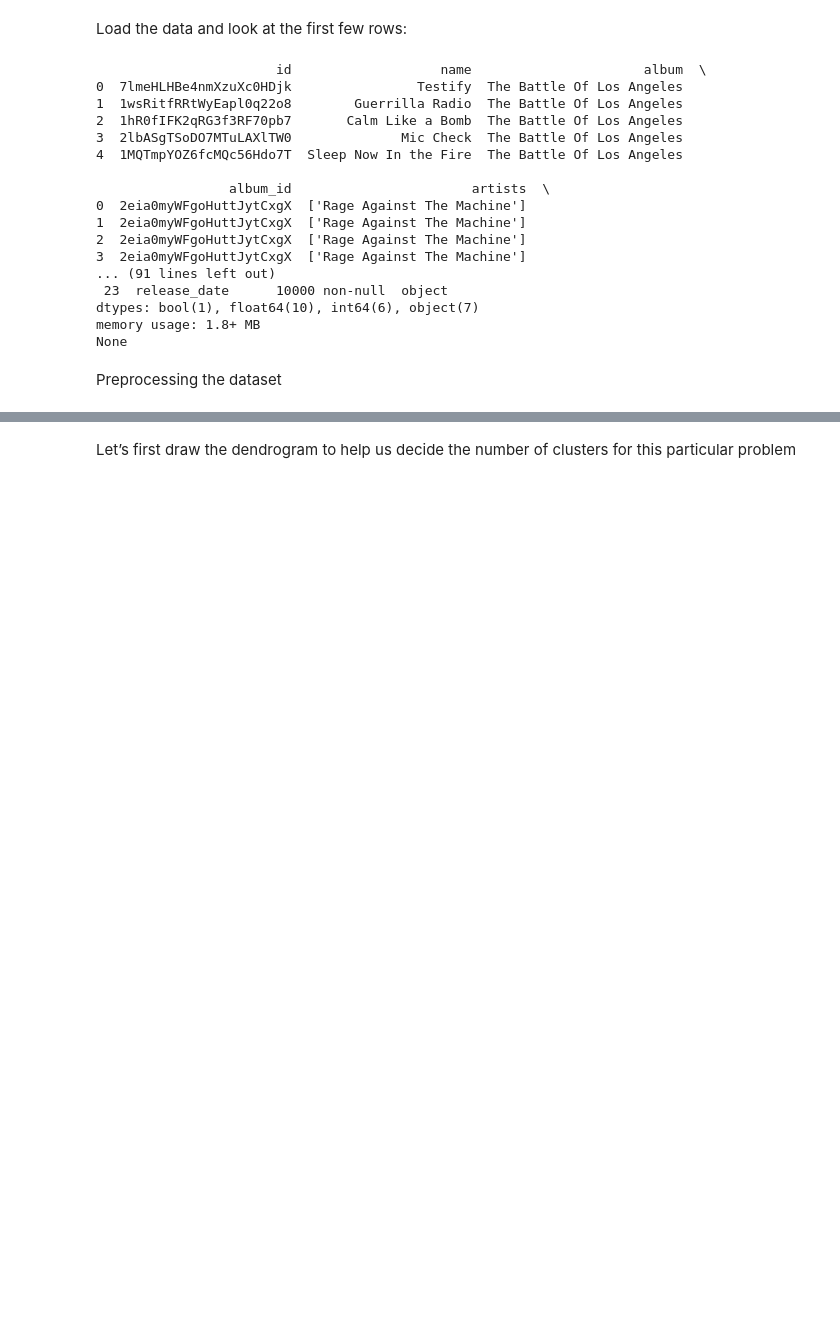
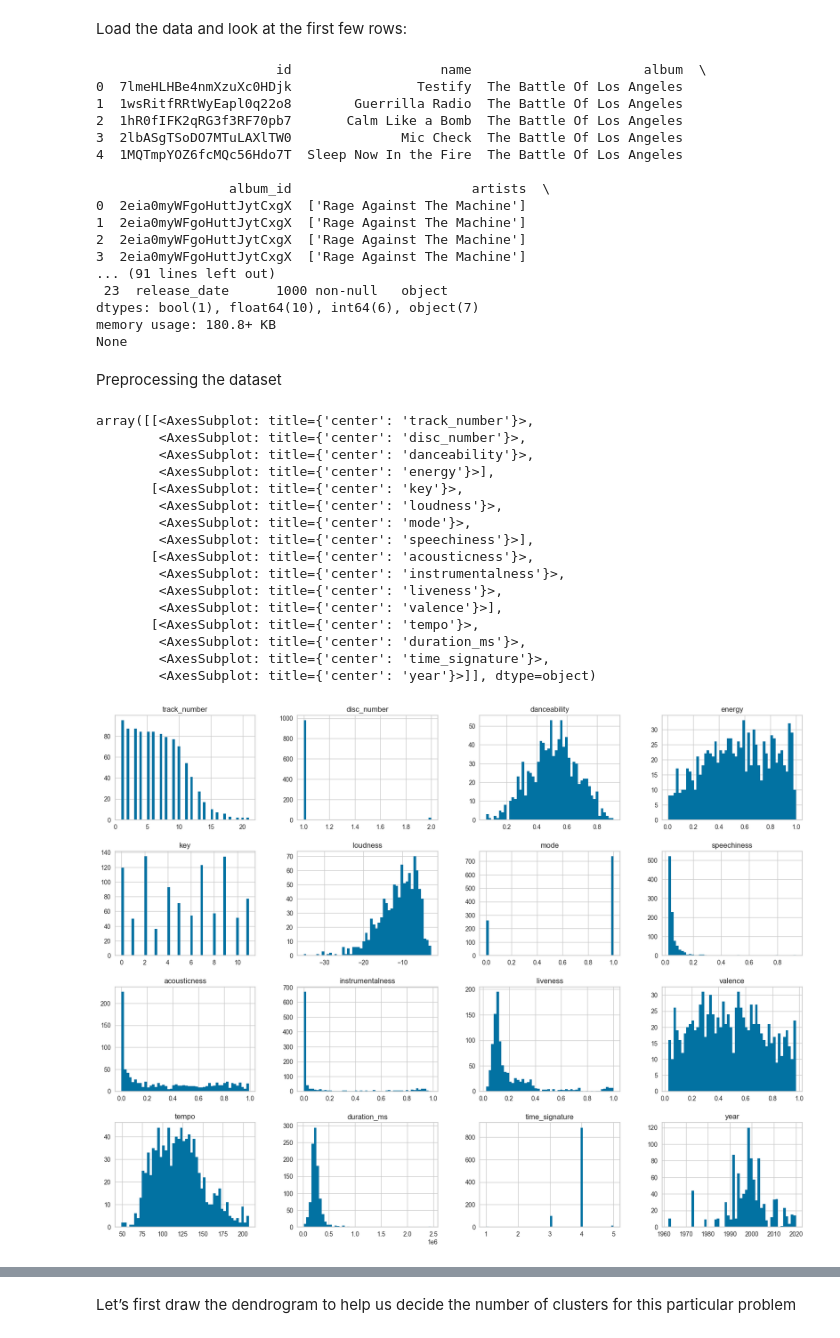
Before and after one commit to huynm116/songs-clustering-project, a Jupyter notebook: hierarchical_clustering.ipynb, the cells around one changed output, grey strips where cells are left out. Drawn from its saved outputs; the diff is of its cells as text; code cells hidden in the pictures; blank space fills up the shorter version.

```diff
--- a/hierarchical_clustering.ipynb
+++ b/hierarchical_clustering.ipynb
@@ -9,8 +9,7 @@ import matplotlib.pyplot as plt
 Load the data and look at the first few rows:
 # %%
 # Load the dataset into a Pandas dataframe
-data = pd.read_csv('./data/tracks_features.csv' ,sep = ',')
-data=data.head(10000)
+data = pd.read_csv('tracks_features.csv' ,sep = ',', nrows=1000)
 print(data.head())  # Print the first few rows of the dataframe
 print(data.describe())   # Print summary statistics for each column
 print(data.info())   # Print information about the dataframe, including the number of rows and columns, and the data types of each column
@@ -28,12 +27,32 @@ print(data.info())   # Print information about the dataframe, including the numb
 2  2eia0myWFgoHuttJytCxgX  ['Rage Against The Machine']
 3  2eia0myWFgoHuttJytCxgX  ['Rage Against The Machine']
 ... (91 lines left out)
- 23  release_date      10000 non-null  object
+ 23  release_date      1000 non-null   object
 dtypes: bool(1), float64(10), int64(6), object(7)
-memory usage: 1.8+ MB
+memory usage: 180.8+ KB
 None
 # %% [markdown]
 Preprocessing the dataset
+# %%
+data.hist(bins=50, figsize=(20,15))   # Plot a histogram for each numerical attribute
+# %% [output]
+array([[<AxesSubplot: title={'center': 'track_number'}>,
+        <AxesSubplot: title={'center': 'disc_number'}>,
+        <AxesSubplot: title={'center': 'danceability'}>,
+        <AxesSubplot: title={'center': 'energy'}>],
+       [<AxesSubplot: title={'center': 'key'}>,
+        <AxesSubplot: title={'center': 'loudness'}>,
+        <AxesSubplot: title={'center': 'mode'}>,
+        <AxesSubplot: title={'center': 'speechiness'}>],
+       [<AxesSubplot: title={'center': 'acousticness'}>,
+        <AxesSubplot: title={'center': 'instrumentalness'}>,
+        <AxesSubplot: title={'center': 'liveness'}>,
+        <AxesSubplot: title={'center': 'valence'}>],
+       [<AxesSubplot: title={'center': 'tempo'}>,
+        <AxesSubplot: title={'center': 'duration_ms'}>,
+        <AxesSubplot: title={'center': 'time_signature'}>,
+        <AxesSubplot: title={'center': 'year'}>]], dtype=object)
+[figure, added]
 # %%
 # checking for null values
 data.isnull().sum()
```
Also changed, not shown: parts of 7 cells of this notebook.
